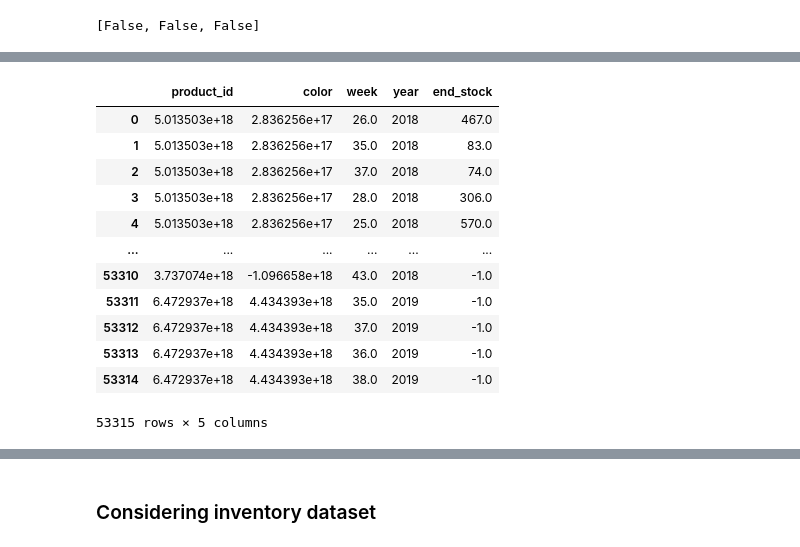
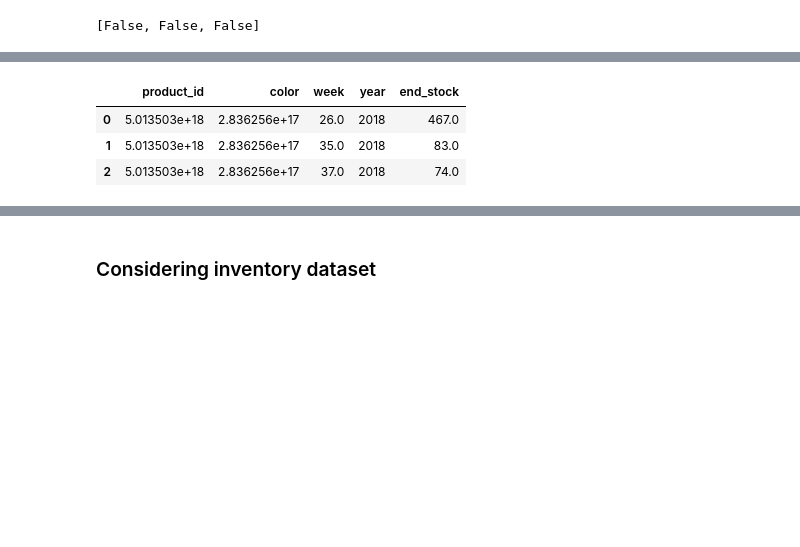
Before and after one commit to Aneruth/ProductSalesForecasting, a Jupyter notebook: main.ipynb, the cells around one changed output, grey strips where cells are left out. Cells and saved outputs as stored; diff of their text form; code cells hidden in the pictures; blank space fills up the shorter version.

```diff
--- a/main.ipynb
+++ b/main.ipynb
@@ -104,6 +67,6 @@ list(map(lambda x: checkNan(x), [invDf,transDf,prodDf])) # we can see all the da
 # %%
-def convert_to_flaot(dataset):
-    """A method to convert a dataset columns into a float64 values.
+def convert_to_float(dataset):
+    """A method to downcast all the values to float64 long variables except date object.
 
     Args:
         dataset (DataFrame): dataset to convert the colums into float64 values
@@ -115,4 +78,5 @@ def convert_to_flaot(dataset):
         if col != 'date' and col != 'year':
             dataset[col] = dataset[col].astype('float64')
     return dataset
-invDf,transDf,prodDf = (map(lambda x: convert_to_flaot(x), [invDf,transDf,prodDf]))
+
+invDf,transDf,prodDf = (map(lambda x: convert_to_float(x), [invDf,transDf,prodDf]))
@@ -135,16 +91,7 @@ transDf
 # %%
-invDf
+invDf.head(3)
 # %% [output]
 |  | product_id | color | week | year | end_stock |
 | 0 | 5.013503e+18 | 2.836256e+17 | 26.0 | 2018 | 467.0 |
 | 1 | 5.013503e+18 | 2.836256e+17 | 35.0 | 2018 | 83.0 |
 | 2 | 5.013503e+18 | 2.836256e+17 | 37.0 | 2018 | 74.0 |
-| 3 | 5.013503e+18 | 2.836256e+17 | 28.0 | 2018 | 306.0 |
-| 4 | 5.013503e+18 | 2.836256e+17 | 25.0 | 2018 | 570.0 |
-| ... | ... | ... | ... | ... | ... |
-| 53310 | 3.737074e+18 | -1.096658e+18 | 43.0 | 2018 | -1.0 |
-| 53311 | 6.472937e+18 | 4.434393e+18 | 35.0 | 2019 | -1.0 |
-| 53312 | 6.472937e+18 | 4.434393e+18 | 37.0 | 2019 | -1.0 |
-| 53313 | 6.472937e+18 | 4.434393e+18 | 36.0 | 2019 | -1.0 |
-| 53314 | 6.472937e+18 | 4.434393e+18 | 38.0 | 2019 | -1.0 |
-53315 rows × 5 columns
```
Also changed, not shown: parts of 123 cells of this notebook, 3 other files.
